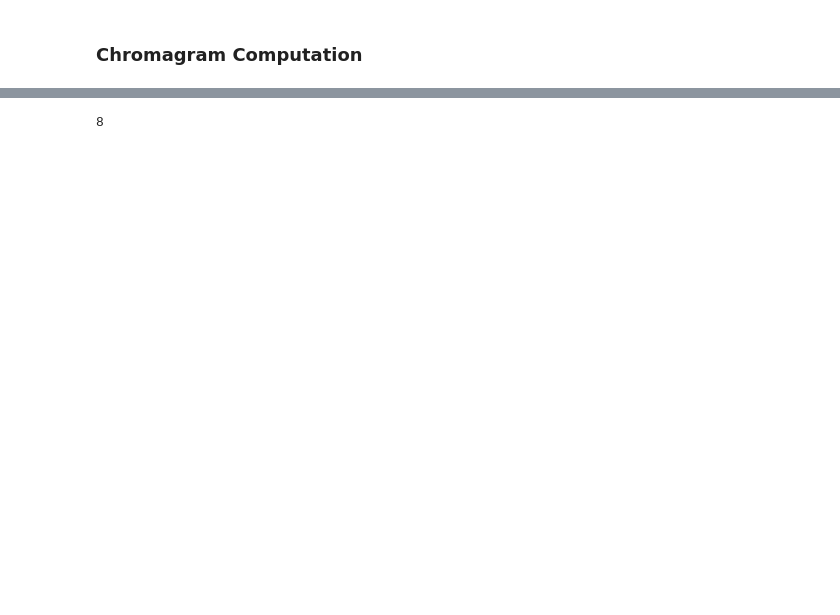
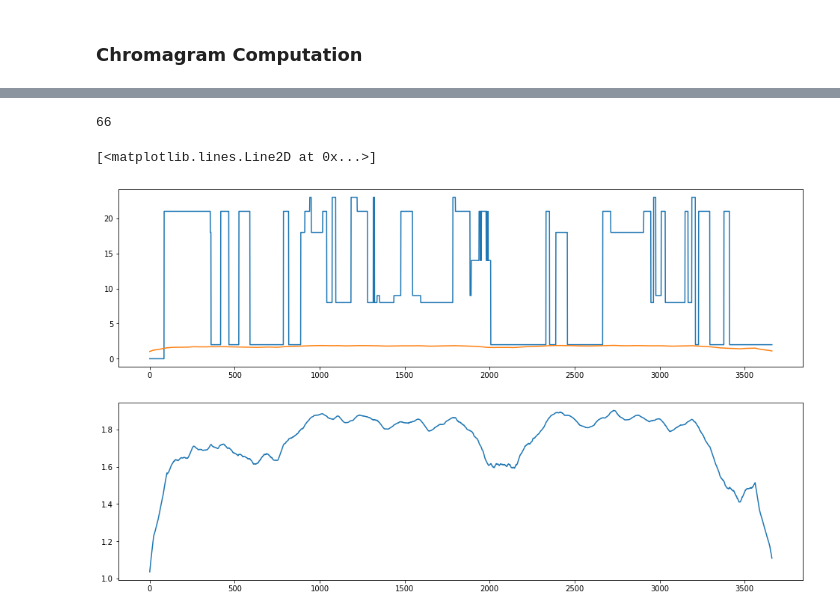
Before and after one commit to fmacca/template-chord-matching, a Jupyter notebook: Template_matching.ipynb, the cells around one changed output, grey strips where cells are left out. Saved outputs shown, nothing was run; the diff lists cells and outputs as text; code cells hidden in the pictures; blank space fills up the shorter version.

```diff
--- a/Template_matching.ipynb
+++ b/Template_matching.ipynb
@@ -217,11 +239,20 @@ def write_lab_file(name,est_chords,sr,hop_length,chords_labs):
     #except:
     #    print("Something went wrong!")
 # %%
-estimated=template_matching(chroma_compr,chords,chords_labs=triads_labs)
+estimated,distance=template_matching(chroma_compr,chords,chords_labs=triads_labs)
 #estimated=template_matching(chroma_smooth,chords,chords_labs=triads_labs)
 write_lab_file(name=name,est_chords=estimated,sr=sr,hop_length=hop_length,chords_labs=triads_labs)
 # %% [output]
-8
+66
+# %%
+plt.figure(figsize=(16.4, 9.6))
+plt.subplot(2,1,1)
+plt.plot(estimated)
+plt.subplot(2,1,2)
+plt.plot(distance)
+# %% [output]
+[<matplotlib.lines.Line2D at 0x...>]
+[figure, added]
 # %%
 # Selection of parameters
 N=20
```
Also changed, not shown: parts of 14 cells of this notebook.
